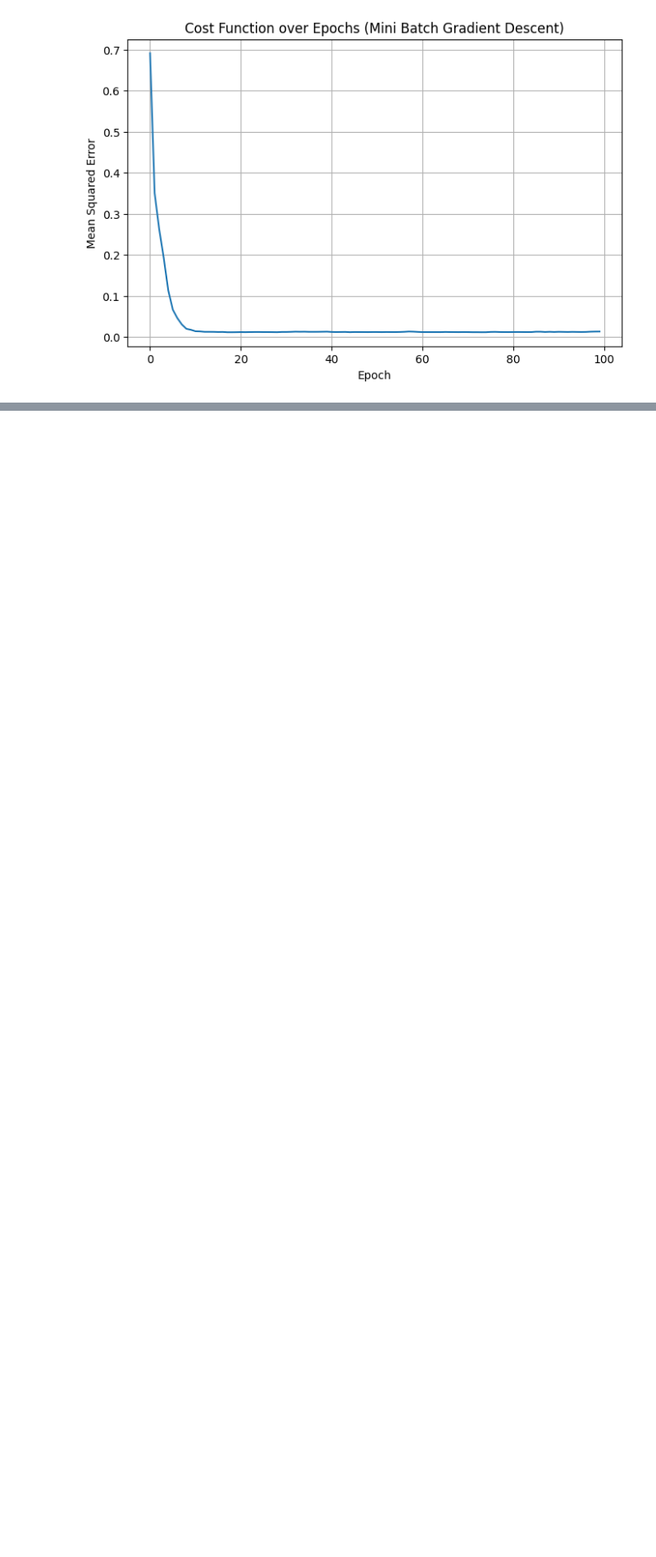
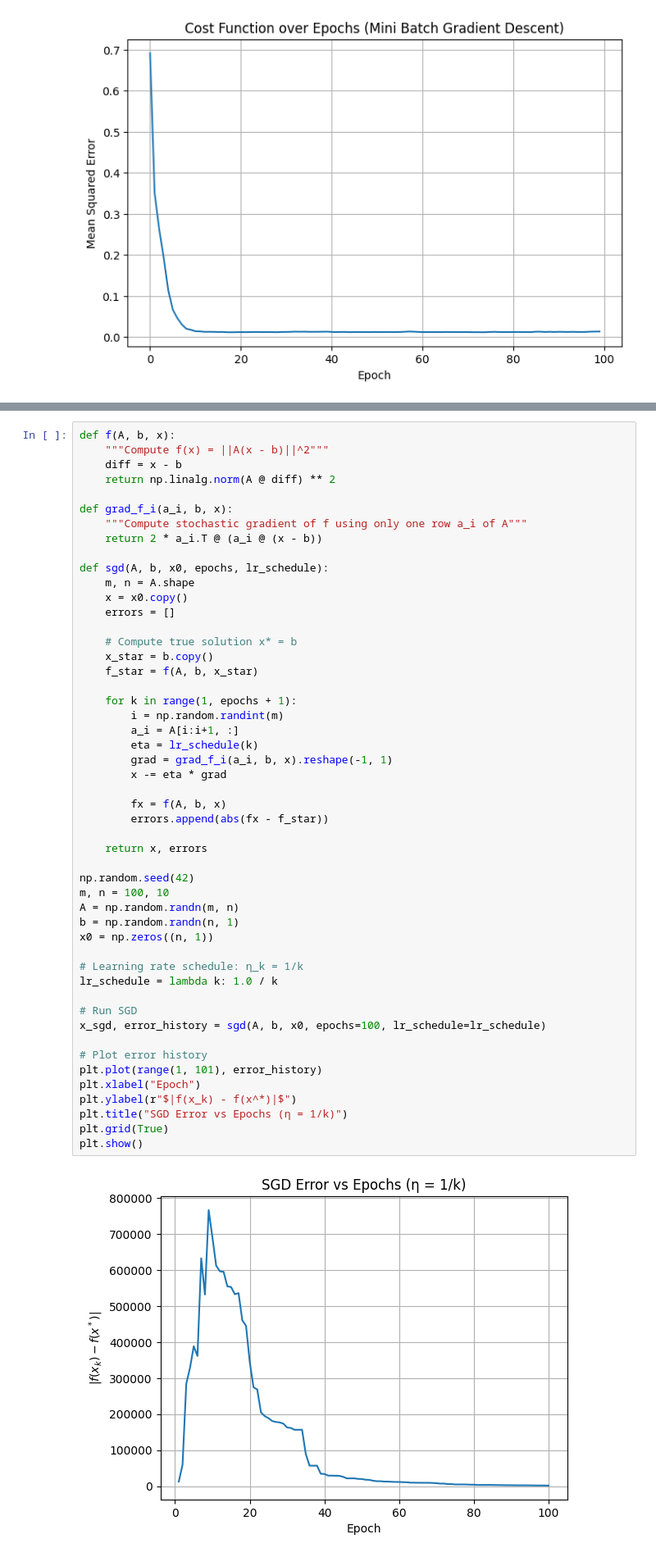
Before and after one commit to sumit-sah314/my-ml-learning-journey, a Jupyter notebook: ML Research/SGD/sgd.ipynb, the cells around one changed output, grey strips where cells are left out. Shown: that part at 82% size. Drawn from its saved outputs; the diff is of its cells as text; blank space fills up the shorter version.

```diff
--- a/ML Research/SGD/sgd.ipynb
+++ b/ML Research/SGD/sgd.ipynb
@@ -230,0 +233,52 @@ plt.show()
+# %%
+def f(A, b, x):
+    """Compute f(x) = ||A(x - b)||^2"""
+    diff = x - b
+    return np.linalg.norm(A @ diff) ** 2
+
+def grad_f_i(a_i, b, x):
+    """Compute stochastic gradient of f using only one row a_i of A"""
+    return 2 * a_i.T @ (a_i @ (x - b))
+
+def sgd(A, b, x0, epochs, lr_schedule):
+    m, n = A.shape
+    x = x0.copy()
+    errors = []
+
+    # Compute true solution x* = b
+    x_star = b.copy()
+    f_star = f(A, b, x_star)
+
+    for k in range(1, epochs + 1):
+        i = np.random.randint(m)
+        a_i = A[i:i+1, :]
+        eta = lr_schedule(k)
+        grad = grad_f_i(a_i, b, x).reshape(-1, 1)
+        x -= eta * grad
+
+        fx = f(A, b, x)
+        errors.append(abs(fx - f_star))
+
+    return x, errors
+
+np.random.seed(42)
+m, n = 100, 10
+A = np.random.randn(m, n)
+b = np.random.randn(n, 1)
+x0 = np.zeros((n, 1))
+
+# Learning rate schedule: η_k = 1/k
+lr_schedule = lambda k: 1.0 / k
+
+# Run SGD
+x_sgd, error_history = sgd(A, b, x0, epochs=100, lr_schedule=lr_schedule)
+
+# Plot error history
+plt.plot(range(1, 101), error_history)
+plt.xlabel("Epoch")
+plt.ylabel(r"$|f(x_k) - f(x^*)|$")
+plt.title("SGD Error vs Epochs (η = 1/k)")
+plt.grid(True)
+plt.show()
+# %% [output]
+[figure, added]
```
Also changed, not shown: parts of 2 cells of this notebook.
